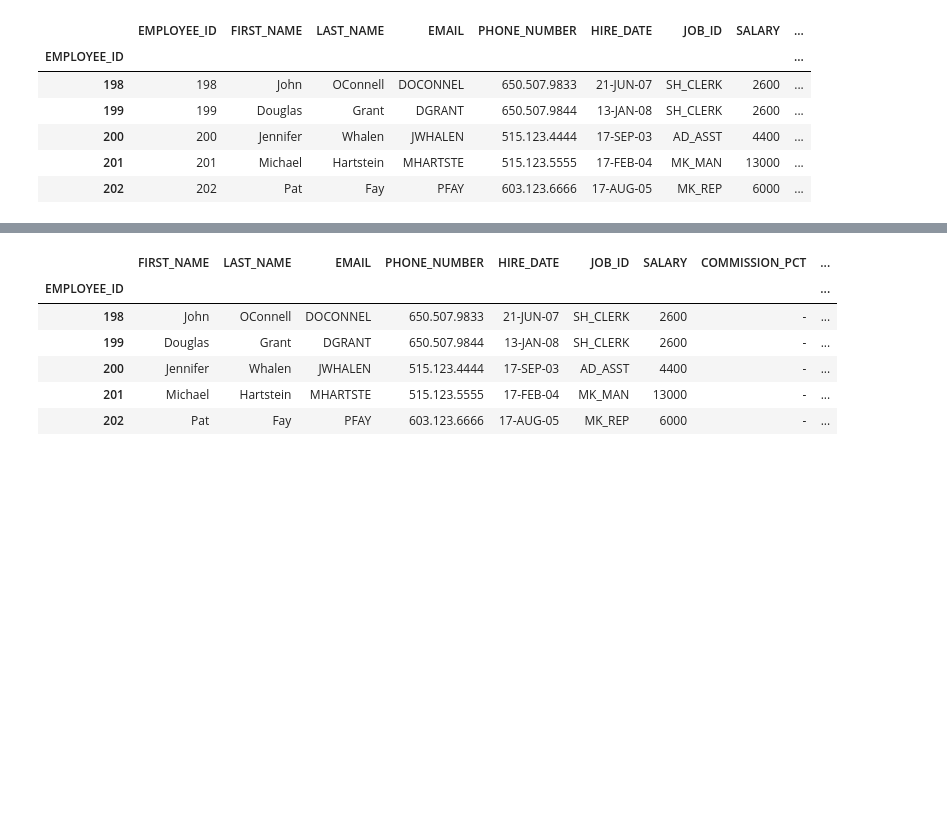
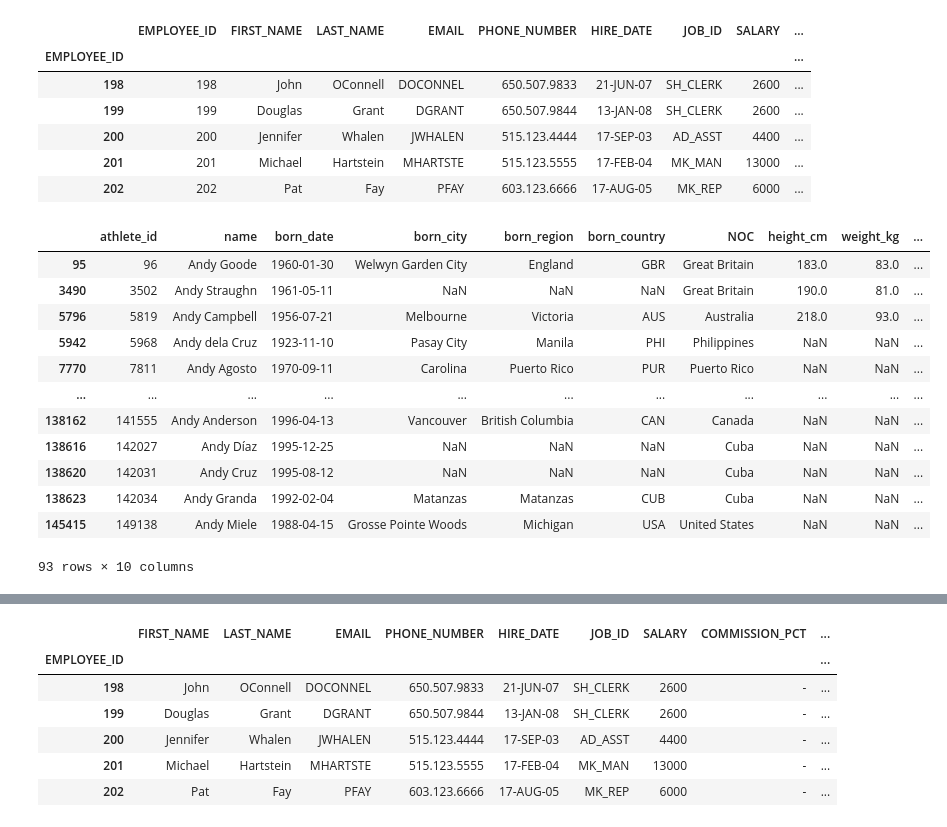
Before and after one commit to akshayupadhayay/pandas, a Jupyter notebook: notebooks/operations.ipynb, the cells around one changed output, grey strips where cells are left out. Saved outputs shown, nothing was run; the diff lists cells and outputs as text; code cells hidden in the pictures; blank space fills up the shorter version.

```diff
--- a/notebooks/operations.ipynb
+++ b/notebooks/operations.ipynb
@@ -239,3 +235,27 @@ employees.head()
 | 200 | 200 | Jennifer | Whalen | JWHALEN | 515.123.4444 | 17-SEP-03 | AD_ASST | 4400 | ... |
 | 201 | 201 | Michael | Hartstein | MHARTSTE | 515.123.5555 | 17-FEB-04 | MK_MAN | 13000 | ... |
 | 202 | 202 | Pat | Fay | PFAY | 603.123.6666 | 17-AUG-05 | MK_REP | 6000 | ... |
+# %%
+# VERY IMPORTANT: filter records based on any record value
+# Below code is equivalent to..
+# Show rows where:
+#    name starts with "Andy"
+# Adding na=False inside .str.contains() is a good habit. If your CSV has any missing or blank values (NaN) in the name column, it prevents the code from crashing with an error.
+import pandas as pd
+customer = pd.read_csv('../data/external/bios.csv')
+filtered = customer.loc[customer['name'].str.startswith('Andy', na=False)] # OR filtered = customer.loc[customer['height_cm'] == 183.0]
+filtered
+# %% [output]
+|  | athlete_id | name | born_date | born_city | born_region | born_country | NOC | height_cm | weight_kg | ... |
+| 95 | 96 | Andy Goode | 1960-01-30 | Welwyn Garden City | England | GBR | Great Britain | 183.0 | 83.0 | ... |
+| 3490 | 3502 | Andy Straughn | 1961-05-11 | NaN | NaN | NaN | Great Britain | 190.0 | 81.0 | ... |
+| 5796 | 5819 | Andy Campbell | 1956-07-21 | Melbourne | Victoria | AUS | Australia | 218.0 | 93.0 | ... |
+| 5942 | 5968 | Andy dela Cruz | 1923-11-10 | Pasay City | Manila | PHI | Philippines | NaN | NaN | ... |
+| 7770 | 7811 | Andy Agosto | 1970-09-11 | Carolina | Puerto Rico | PUR | Puerto Rico | NaN | NaN | ... |
+| ... | ... | ... | ... | ... | ... | ... | ... | ... | ... | ... |
+| 138162 | 141555 | Andy Anderson | 1996-04-13 | Vancouver | British Columbia | CAN | Canada | NaN | NaN | ... |
+| 138616 | 142027 | Andy Díaz | 1995-12-25 | NaN | NaN | NaN | Cuba | NaN | NaN | ... |
+| 138620 | 142031 | Andy Cruz | 1995-08-12 | NaN | NaN | NaN | Cuba | NaN | NaN | ... |
+| 138623 | 142034 | Andy Granda | 1992-02-04 | Matanzas | Matanzas | CUB | Cuba | NaN | NaN | ... |
+| 145415 | 149138 | Andy Miele | 1988-04-15 | Grosse Pointe Woods | Michigan | USA | United States | NaN | NaN | ... |
+93 rows × 10 columns
```
Also changed, not shown: parts of 16 cells of this notebook, 2 other files.
